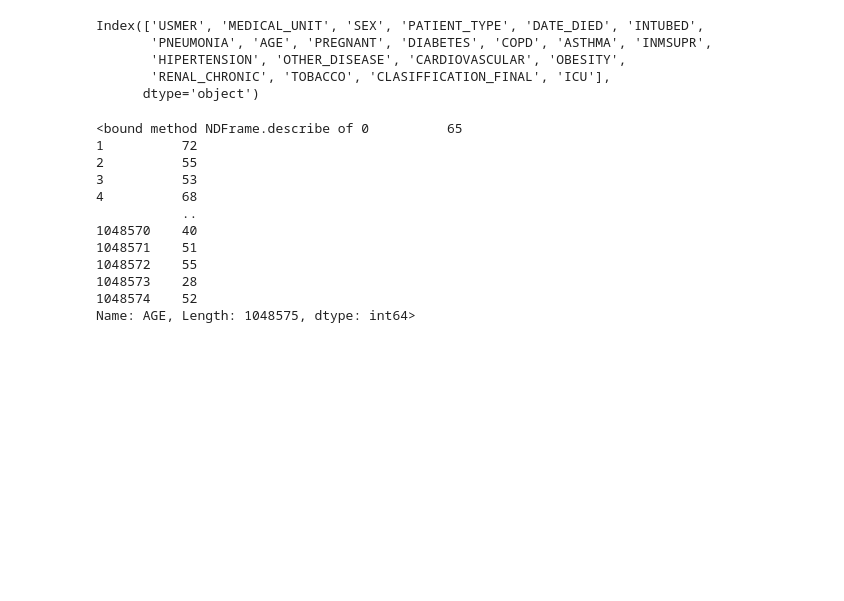
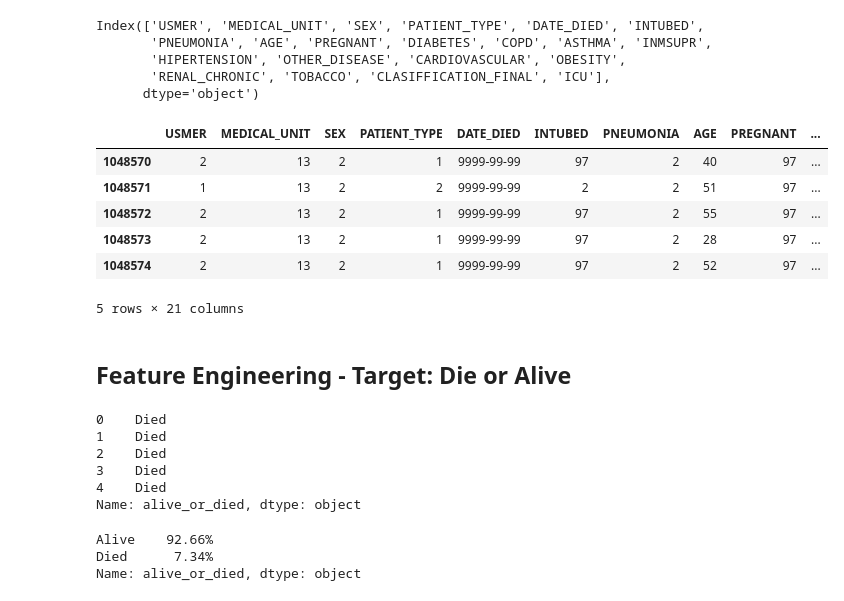
Before and after one commit to andvsilva/sentiment-analysis-deep-learning, a Jupyter notebook: notebook/exploredata.ipynb, the cells around one changed output. Cells and saved outputs as stored; diff of their text form; code cells hidden in the pictures; blank space fills up the shorter version.

Commit message:
FE: Add -> target based on the column date_died, died or alive

```diff
--- a/notebook/exploredata.ipynb
+++ b/notebook/exploredata.ipynb
@@ -79,18 +80,33 @@ Index(['USMER', 'MEDICAL_UNIT', 'SEX', 'PATIENT_TYPE', 'DATE_DIED', 'INTUBED',
        'HIPERTENSION', 'OTHER_DISEASE', 'CARDIOVASCULAR', 'OBESITY',
        'RENAL_CHRONIC', 'TOBACCO', 'CLASIFFICATION_FINAL', 'ICU'],
       dtype='object')
-# %%
-df_covid['AGE'].describe
-# %% [output]
-<bound method NDFrame.describe of 0          65
-1          72
-2          55
-3          53
-4          68
-           ..
-1048570    40
-1048571    51
-1048572    55
-1048573    28
-1048574    52
-Name: AGE, Length: 1048575, dtype: int64>
+# %%
+df_covid.tail()
+# %% [output]
+|  | USMER | MEDICAL_UNIT | SEX | PATIENT_TYPE | DATE_DIED | INTUBED | PNEUMONIA | AGE | PREGNANT | ... |
+| 1048570 | 2 | 13 | 2 | 1 | 9999-99-99 | 97 | 2 | 40 | 97 | ... |
+| 1048571 | 1 | 13 | 2 | 2 | 9999-99-99 | 2 | 2 | 51 | 97 | ... |
+| 1048572 | 2 | 13 | 2 | 1 | 9999-99-99 | 97 | 2 | 55 | 97 | ... |
+| 1048573 | 2 | 13 | 2 | 1 | 9999-99-99 | 97 | 2 | 28 | 97 | ... |
+| 1048574 | 2 | 13 | 2 | 1 | 9999-99-99 | 97 | 2 | 52 | 97 | ... |
+5 rows × 21 columns
+# %% [markdown]
+## Feature Engineering - Target: Die or Alive
+# %%
+# creating a new cloumn based on the column 'DATE_DIED'
+# DATE is e.g. 15/02/2020 - True(Died), otherwise is False(Alive).
+df_covid['alive_or_died'] = np.where(df_covid['DATE_DIED']!= '9999-99-99', 'Died', 'Alive')
+df_covid['alive_or_died'].head()
+# %% [output]
+0    Died
+1    Died
+2    Died
+3    Died
+4    Died
+Name: alive_or_died, dtype: object
+# %%
+df_covid['alive_or_died'].value_counts(normalize=True).map('{:.2%}'.format)
+# %% [output]
+Alive    92.66%
+Died      7.34%
+Name: alive_or_died, dtype: object
```
Also changed, not shown: parts of 3 cells of this notebook, 1 other file.
